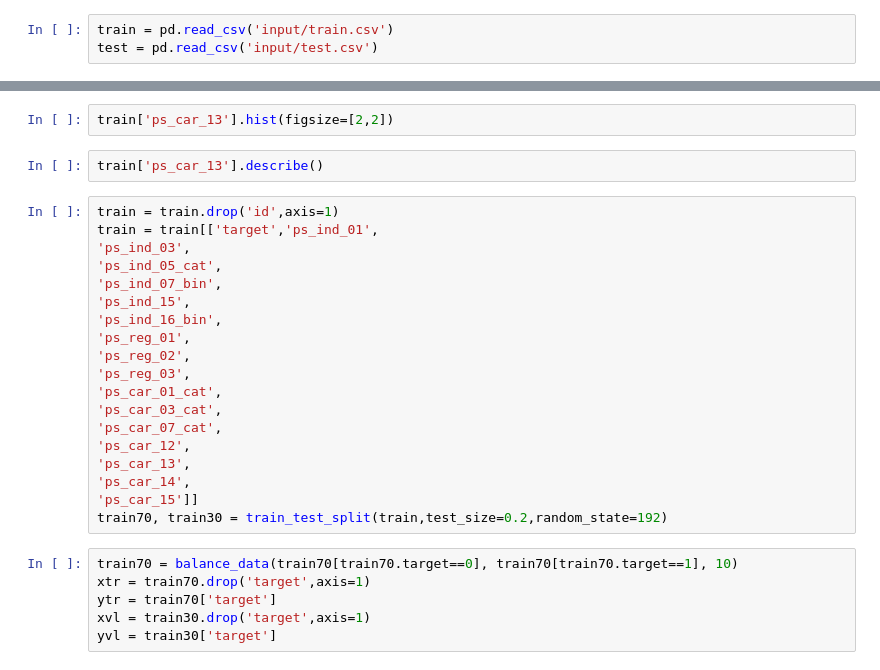
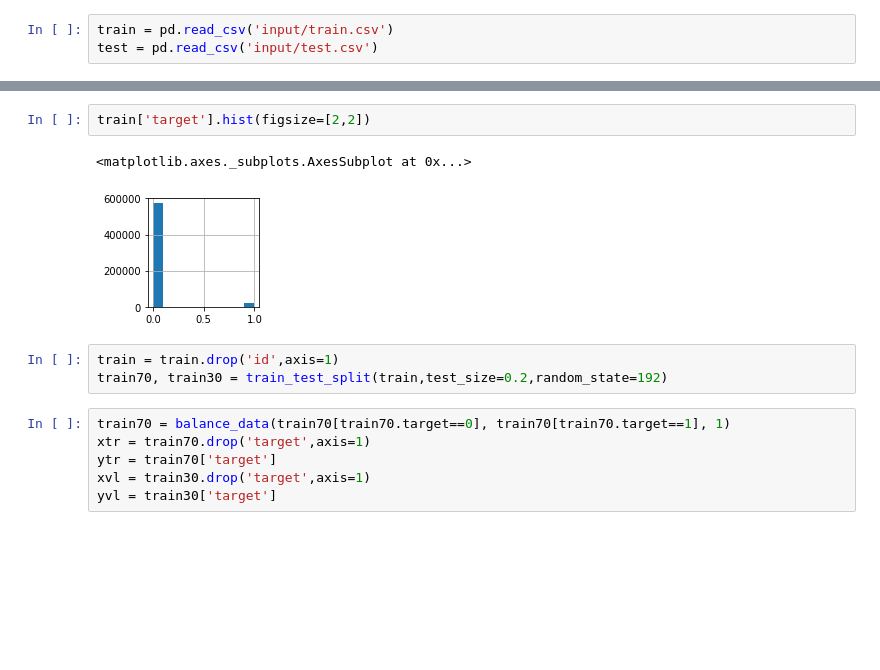
Before and after one commit to mutantu2002/TestsIpython, a Jupyter notebook: porto_seguro3.ipynb, the cells around one changed output, grey strips where cells are left out. Saved outputs shown, nothing was run; the diff lists cells and outputs as text; blank space fills up the shorter version.

```diff
--- a/porto_seguro3.ipynb
+++ b/porto_seguro3.ipynb
@@ -39,28 +57,13 @@ train[train.dtypes[(train.dtypes=="float64")|(train.dtypes=="int64")]
 # %%
-train['ps_car_13'].hist(figsize=[2,2])
+train['target'].hist(figsize=[2,2])
+# %% [output]
+<matplotlib.axes._subplots.AxesSubplot at 0x...>
+[figure, added]
-# %%
-train['ps_car_13'].describe()
 # %%
 train = train.drop('id',axis=1)
-train = train[['target','ps_ind_01',
-'ps_ind_03',
-'ps_ind_05_cat',
-'ps_ind_07_bin',
-'ps_ind_15',
-'ps_ind_16_bin',
-'ps_reg_01',
-'ps_reg_02',
-'ps_reg_03',
-'ps_car_01_cat',
-'ps_car_03_cat',
-'ps_car_07_cat',
-'ps_car_12',
-'ps_car_13',
-'ps_car_14',
-'ps_car_15']]
 train70, train30 = train_test_split(train,test_size=0.2,random_state=192)
 # %%
-train70 = balance_data(train70[train70.target==0], train70[train70.target==1], 10)
+train70 = balance_data(train70[train70.target==0], train70[train70.target==1], 1)
 xtr = train70.drop('target',axis=1)
 ytr = train70['target']
 xvl = train30.drop('target',axis=1)
```
Also changed, not shown: parts of 9 cells of this notebook, 8 other files.
